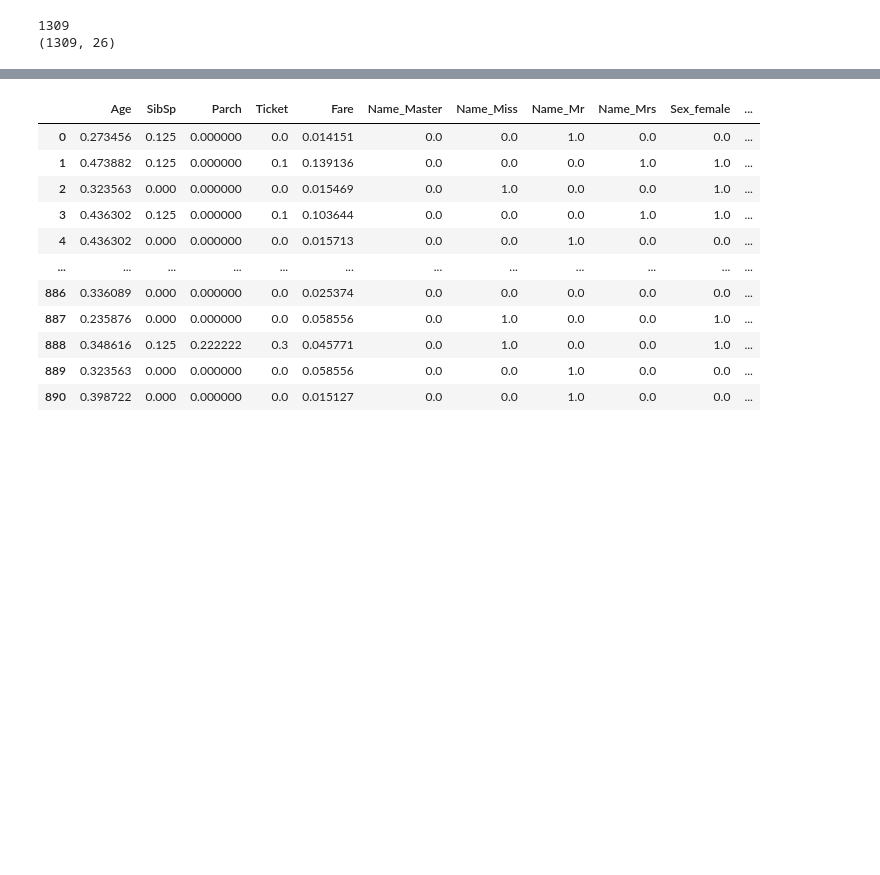
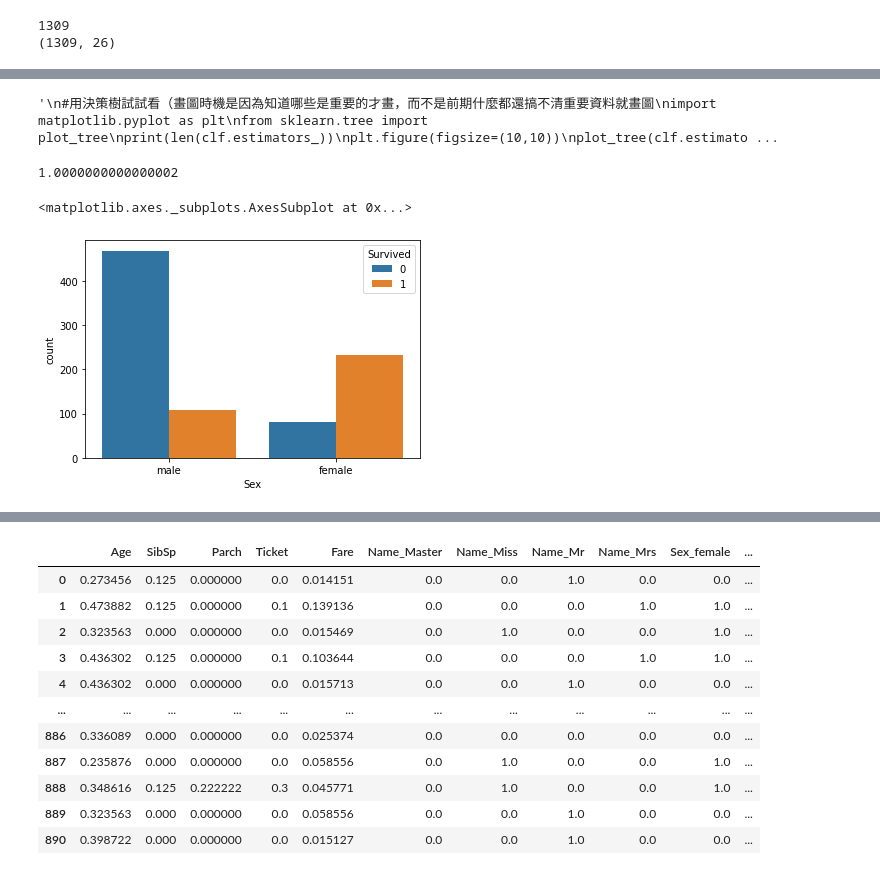
Before and after one commit to rerebebeccacca/20210602-machine-learing, a Jupyter notebook: titanic.ipynb, the cells around one changed output, grey strips where cells are left out. Drawn from its saved outputs; the diff is of its cells as text; code cells hidden in the pictures; blank space fills up the shorter version.

```diff
--- a/titanic.ipynb
+++ b/titanic.ipynb
@@ -221,0 +233,30 @@ df
+# %%
+'''
+#用決策樹試試看
+import matplotlib.pyplot as plt
+from sklearn.tree import plot_tree
+print(len(clf.estimators_))
+plt.figure(figsize=(10,10))
+plot_tree(clf.estimators_[0],#看每一顆決策樹的樣子,[1],[2]
+          feature_names=data.columns,
+          class_names=["Dead","Alived"],
+          max_depth=2,
+          filled=True)
+'''
+# %% [output]
+'\n#用決策樹試試看（畫圖時機是因為知道哪些是重要的才畫，而不是前期什麼都還搞不清重要資料就畫圖\nimport matplotlib.pyplot as plt\nfrom sklearn.tree import plot_tree\nprint(len(clf.estimators_))\nplt.figure(figsize=(10,10))\nplot_tree(clf.estimato ...
+# %%
+pd.DataFrame({
+  "Name":data.columns,
+  "Importance":clf.feature_importances_
+}).sort_values(by="Importance",ascending=False)
+# sum(clf.feature_importances_)
+# %% [output]
+1.0000000000000002
+# %%
+# 畫圖時機是因為知道哪些是重要的才畫，而不是前期什麼都還搞不清重要資料就畫圖
+import seaborn as sns
+sns.countplot(x=train_df["Sex"], hue=train_df["Survived"])
+# %% [output]
+<matplotlib.axes._subplots.AxesSubplot at 0x...>
+[figure, added]
```
Also changed, not shown: parts of 6 cells of this notebook.
